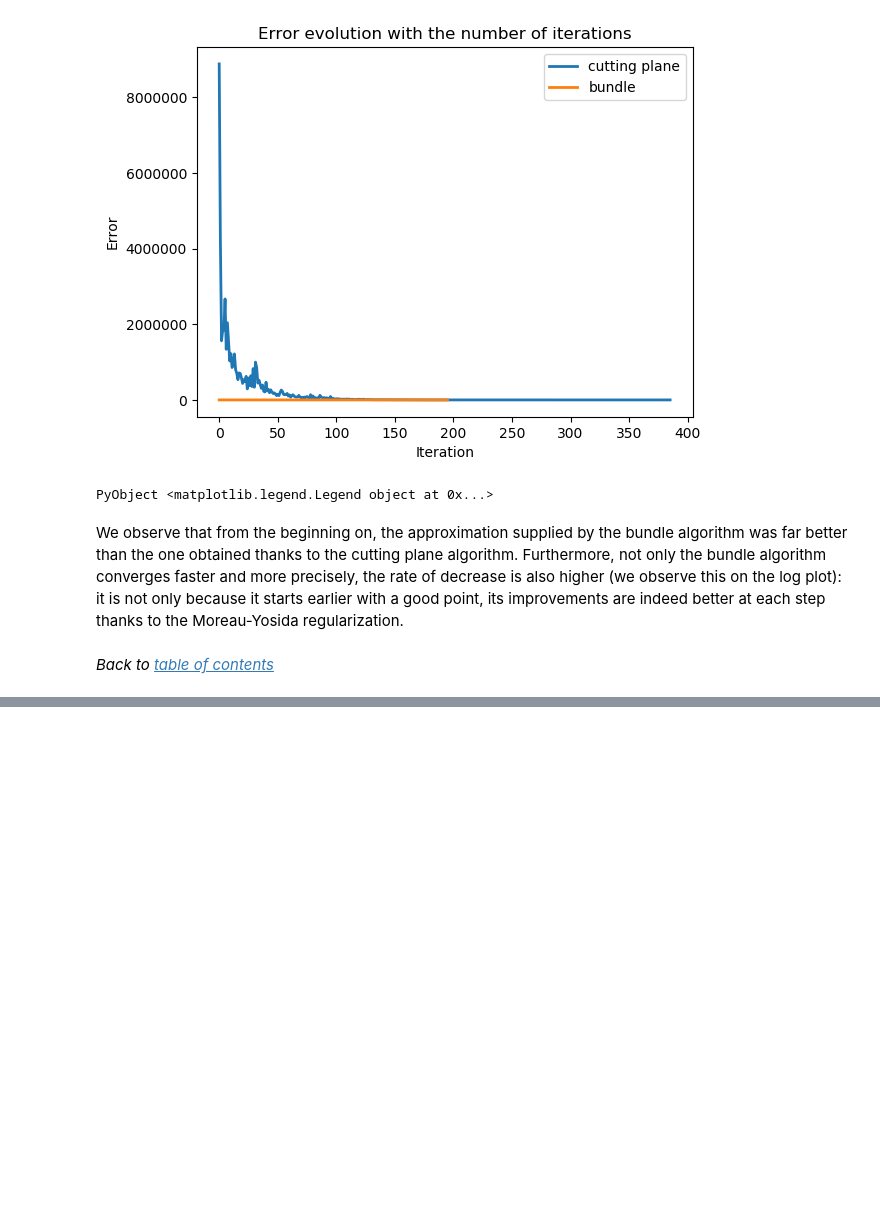
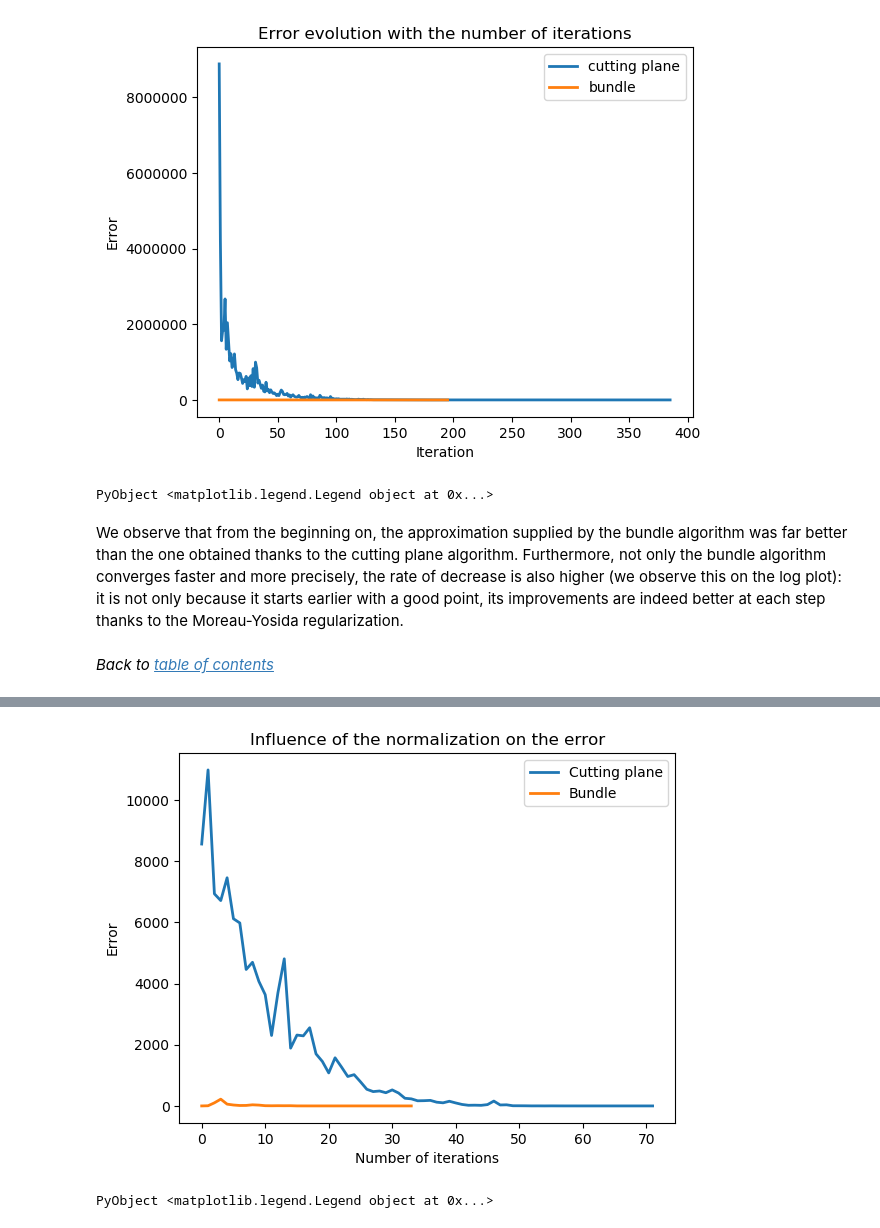
Before and after one commit to mzaffran/proximal_methods, a Jupyter notebook: cutting_plane_bundle_methods.ipynb, the cells around one changed output, grey strips where cells are left out. Cells and saved outputs as stored; diff of their text form; code cells hidden in the pictures; blank space fills up the shorter version.

```diff
--- a/cutting_plane_bundle_methods.ipynb
+++ b/cutting_plane_bundle_methods.ipynb
@@ -417,0 +481,10 @@ _Back to [table of contents](#toc)_
+# %%
+plot((trace_1 .- optsol_n)[1:72], lw=2., label="Cutting plane")
+plot((trace_2 .- optsol_n), lw=2., label="Bundle")
+xlabel("Number of iterations")
+ylabel("Error")
+title("Influence of the normalization on the error")
+legend()
+# %% [output]
+[figure, added]
+PyObject <matplotlib.legend.Legend object at 0x...>
```
Also changed, not shown: parts of 71 cells of this notebook.
